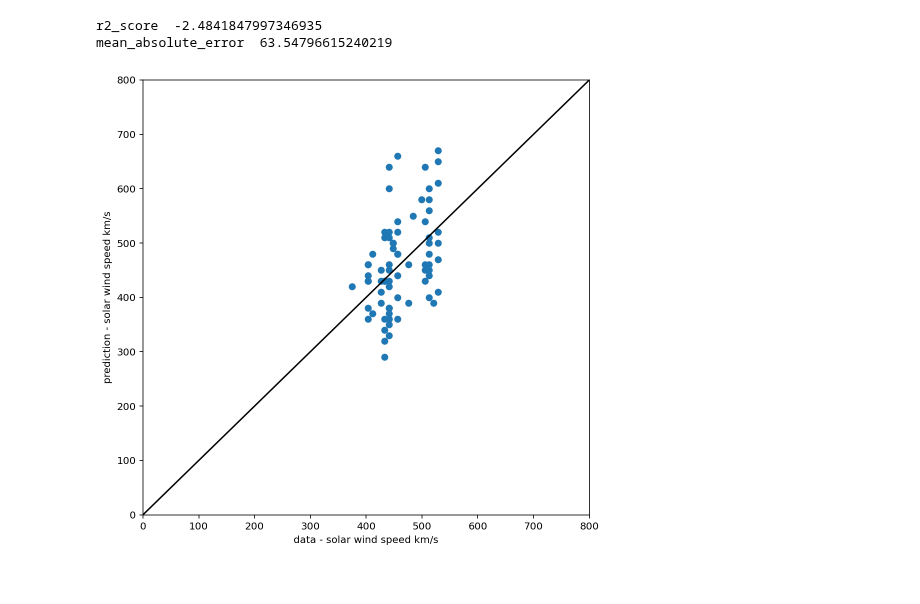
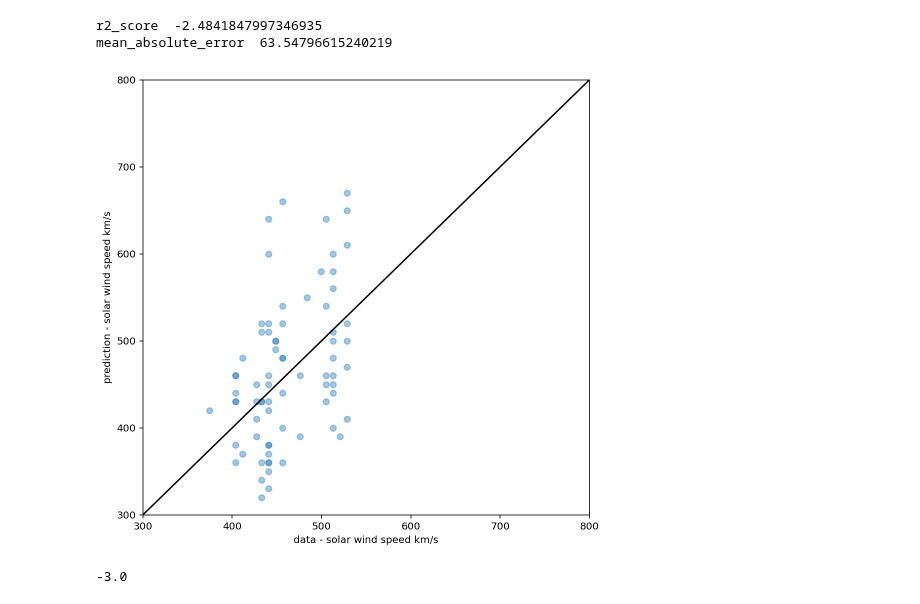
Before and after one commit to Atashnezhad/CME_forcast, a Jupyter notebook: Codes/Supervise_Project.ipynb, the cells around one changed output. Drawn from its saved outputs; the diff is of its cells as text; code cells hidden in the pictures.

```diff
--- a/Codes/Supervise_Project.ipynb
+++ b/Codes/Supervise_Project.ipynb
@@ -601,12 +601,18 @@ r2_score  -2.4841847997346935
 mean_absolute_error  63.54796615240219
 # %%
 plt.figure(figsize=(8,8))
-plt.scatter(yhat, y_test)
+plt.scatter(yhat, y_test, alpha=0.4)
 plt.ylabel('prediction - solar wind speed km/s')
 plt.xlabel('data - solar wind speed km/s')
 plt.axline([0, 0], [800, 800], color ='k')
-plt.xlim(0, 800)
-plt.ylim(0, 800)
+plt.xlim(300, 800)
+plt.ylim(300, 800)
 plt.show()
 # %% [output]
-[figure, old version]
+[figure, new version]
+# %%
+y_true = [1, 2, 3]
+y_pred = [3, 2, 1]
+r2_score(y_true, y_pred)
+# %% [output]
+-3.0
```
Also changed, not shown: parts of 5 cells of this notebook, 10 other files.
